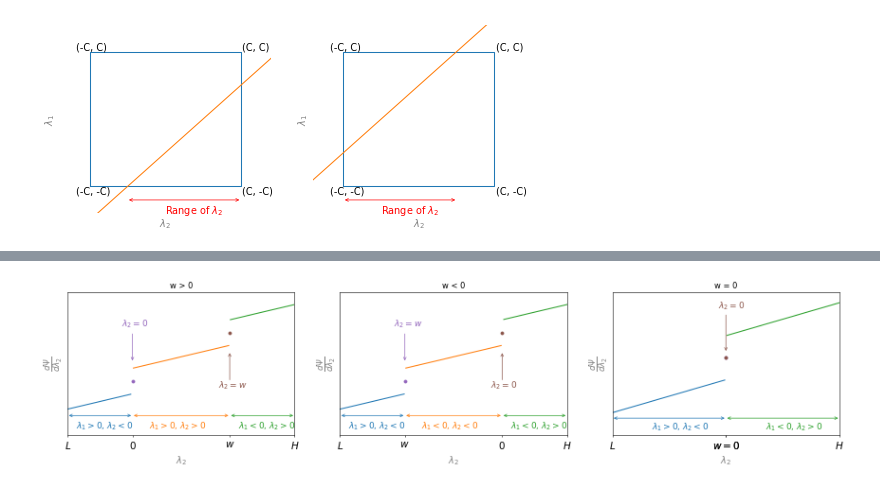
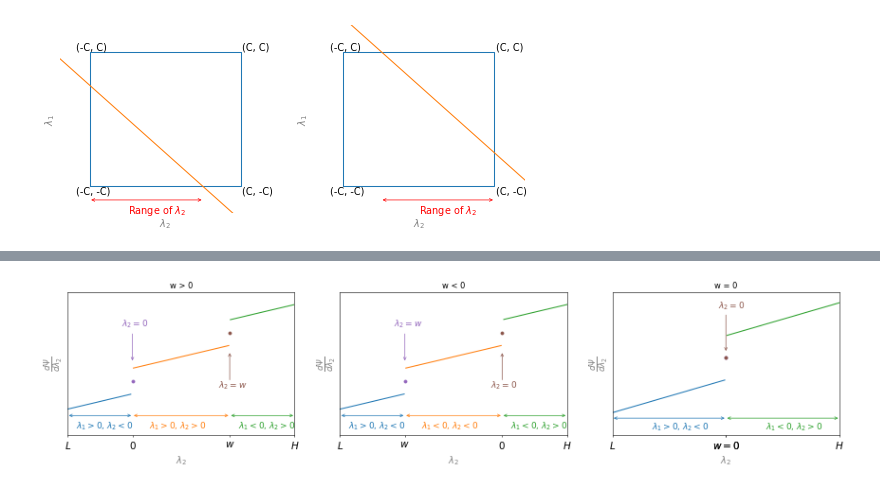
Before and after one commit to Minohh/PRML-Note, a Jupyter notebook: 7_Sparse_Kernel_Machines/SMO_For_Regression.ipynb, the cells around one changed output, grey strips where cells are left out. Drawn from its saved outputs; the diff is of its cells as text; code cells hidden in the pictures.

```diff
--- a/7_Sparse_Kernel_Machines/SMO_For_Regression.ipynb
+++ b/7_Sparse_Kernel_Machines/SMO_For_Regression.ipynb
@@ -145,35 +145,35 @@ def draw_range(ax, xstart, xend, y):
     ax.text(xstart+(xend-xstart-.5)/2, y-.2, r"Range of $\lambda_2$", fontsize=14, color='r')
 
 def main():
     fig=plt.figure(figsize=(12,5), dpi=50)
     (ax1,ax2) = fig.subplots(1, 2)
     draw_rec(ax1)
     draw_rec(ax2)
 
     K = np.array([-.5, .5])
-    S = np.array([-1, -1])
+    S = np.array([1, 1])
     draw_line(ax1, S[0], K[0])
     draw_line(ax2, S[1], K[1])
 
     i = 0
     for ax in [ax1, ax2]:
         xnc = S[i]*K[i] - S[i]*-1
         xpc = S[i]*K[i] - S[i]*1
         # print(x0, xc)
         l = min(xnc, xpc)
         h = max(xnc, xpc)
         L = max(-1, l)
         H = min(1, h)
         draw_range(ax, L, H, -1.2)
         i+=1
 
     plt.show()
     return
 
 if __name__=="__main__":
     main()
 # %% [output]
-[figure, old version]
+[figure, new version]
 # %% [markdown]
 
 
```
Also changed, not shown: parts of 5 cells of this notebook, 1 other file.
